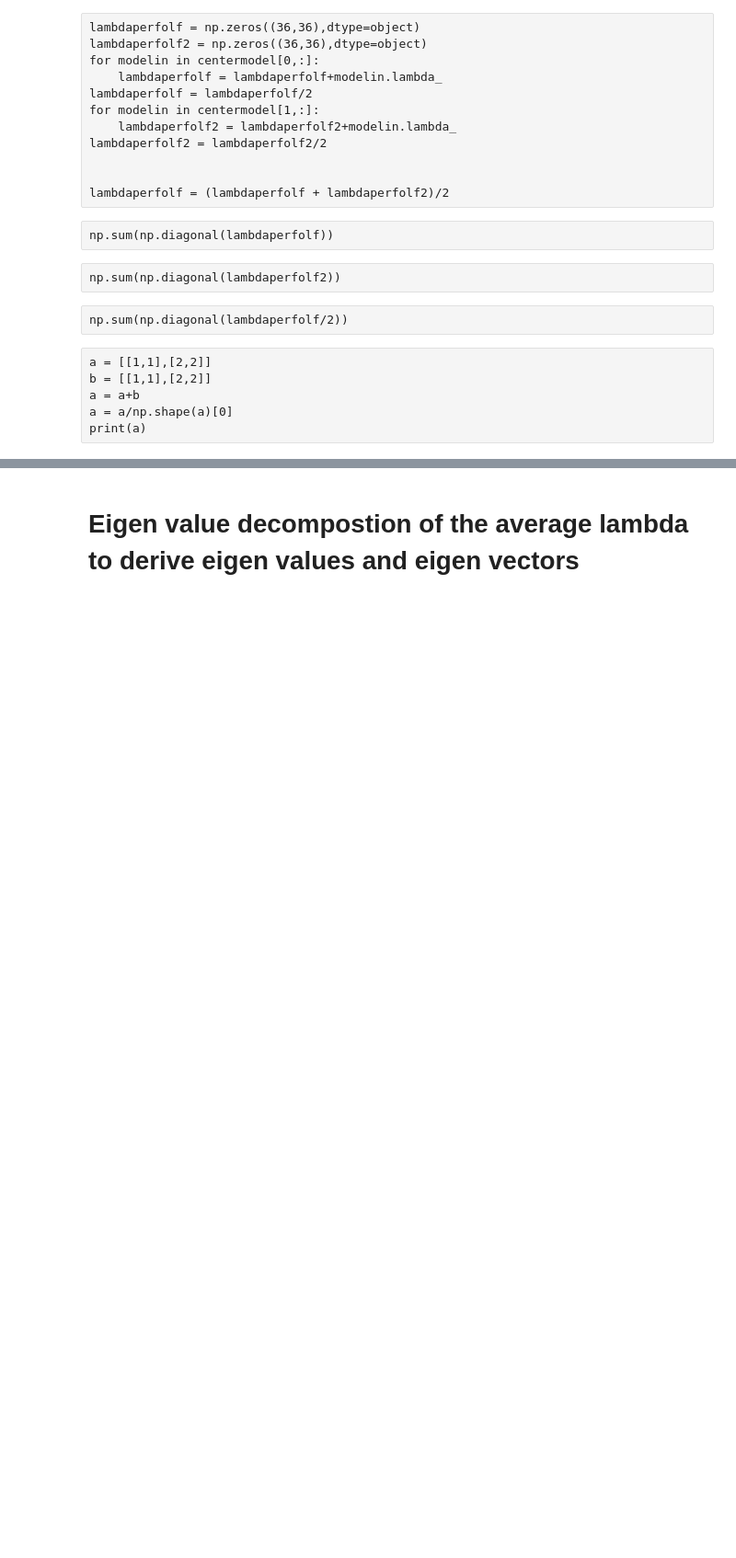
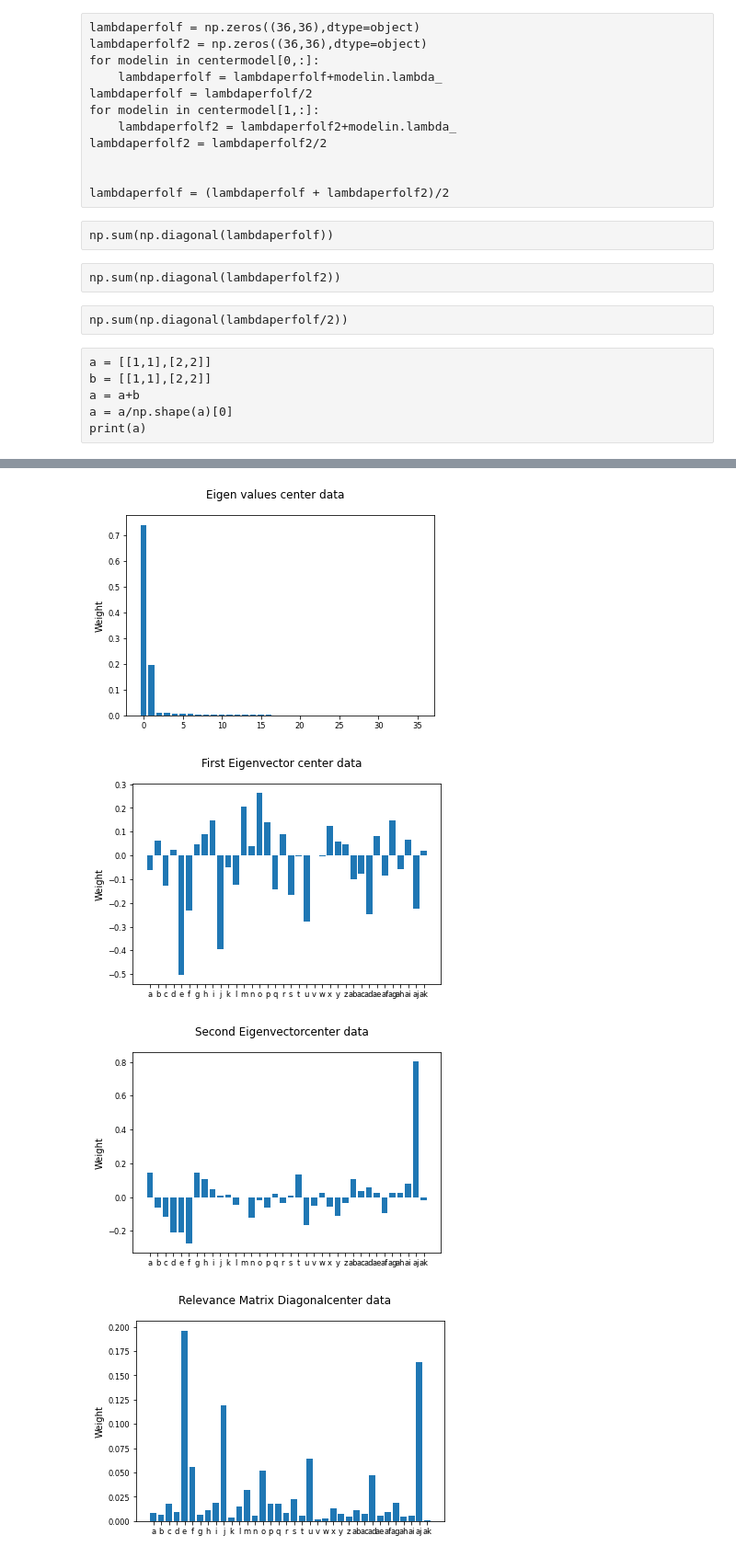
Before and after one commit to NehaBari/Masters-Thesis-2021, a Jupyter notebook: kfold.ipynb, the cells around one changed output, grey strips where cells are left out. Shown: that part at 92% size. Cells and saved outputs as stored; diff of their text form; code cells hidden in the pictures; blank space fills up the shorter version.

Commit message:
fixed plots

```diff
--- a/kfold.ipynb
+++ b/kfold.ipynb
@@ -302,2 +259,0 @@ np.sum(np.diagonal(average_lambda))
-# %% [markdown]
-# Eigen value decompostion of the average lambda to derive eigen values and eigen vectors
@@ -345,2 +260,42 @@ ploteigenvalues(eigenvalues,eigenvectors)
+# %%
+# Plot the eigenvalues of the eigenvectors of the relevance matrix.
+def ploteigenvalues(eigenvalues,eigenvectors,average_lambda,d):
+    fig, ax = plt.subplots()
+    fig.suptitle("Eigen values "+d+ " data")
+    ax.bar(range(0, len(eigenvalues)), eigenvalues)
+    ax.set_ylabel("Weight")
+    ax.grid(False)
+    fig.savefig('eigenvalues'+d+'.eps', format='eps')
+    #fig.savefig('eigenvalues+d+.svg", format ='svg', dpi=1200)
+
+
+    # Plot the first two eigenvectors of the relevance matrix, which  is called `omega_hat`.
+    fig, ax = plt.subplots()
+    fig.suptitle("First Eigenvector " +d+ " data")
+    ax.bar(feature_names, eigenvectors[0, :])
+    ax.set_ylabel("Weight")
+    ax.grid(False)
+    fig.savefig('Firsteigenvector'+d+'.eps', format='eps')
+
+    fig, ax = plt.subplots()
+    fig.suptitle("Second Eigenvector" +d+ " data")
+    ax.bar(feature_names, eigenvectors[1, :])
+    ax.set_ylabel("Weight")
+    ax.grid(False)
+    fig.savefig('Secondeigenvector'+d+'.eps', format='eps')
+
+    fig, ax = plt.subplots()
+    # The relevance matrix is available after fitting the model.
+    relevance_matrix = average_lambda
+    fig.suptitle("Relevance Matrix Diagonal" +d+ " data")
+    ax.bar(feature_names, np.diagonal(relevance_matrix))
+    ax.set_ylabel("Weight")
+    ax.grid(False)
+    fig.savefig('relevancematrix'+d+'.eps', format='eps')
 # %%
-len(correctionmatrix)
+ploteigenvalues(eigenvalues,eigenvectors,average_lambda_center,'center')
+# %% [output]
+[figure, added]
+[figure, added]
+[figure, added]
+[figure, added]
```
Also changed, not shown: parts of 15 cells of this notebook.
